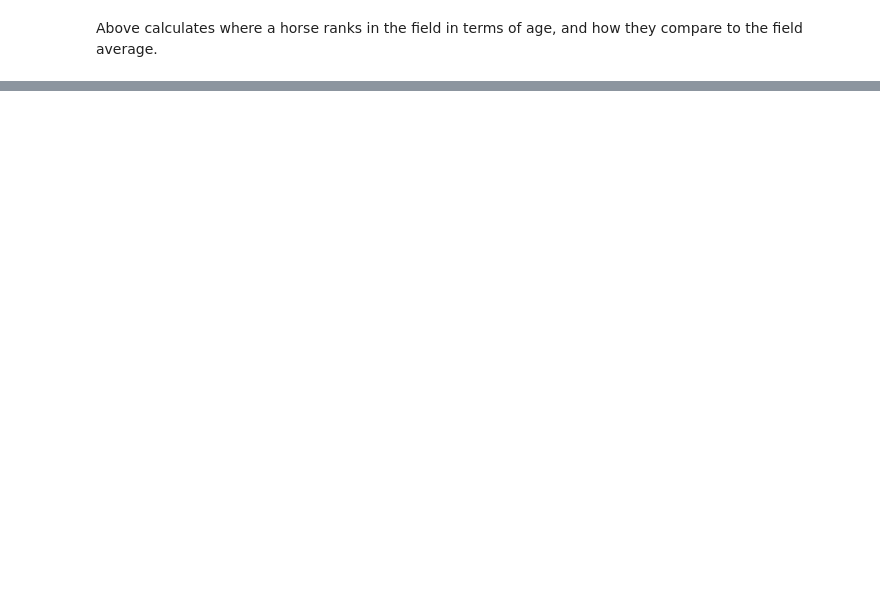
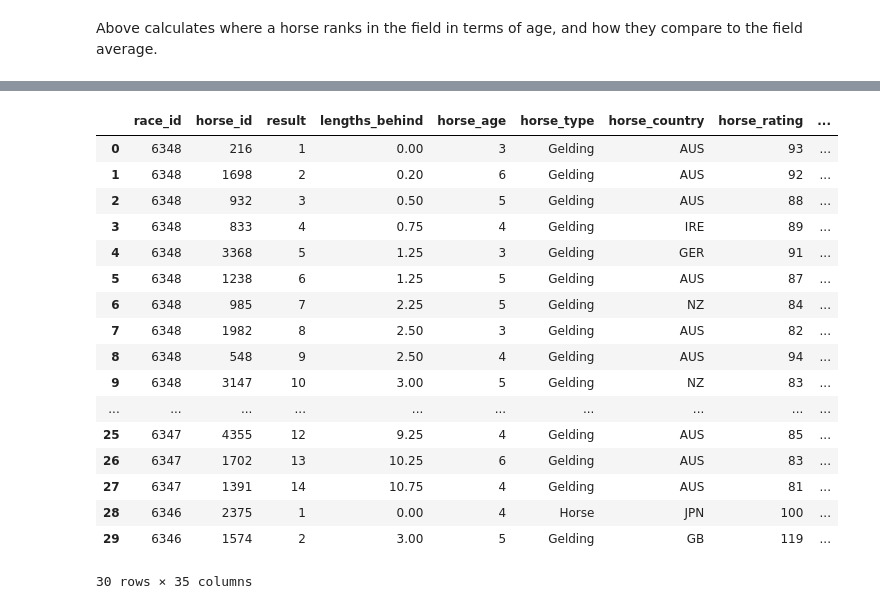
Before and after one commit to pbovard63/Predicting_Hong_Kong_Horse_Racing_Finishes, a Jupyter notebook: feature_engineering_sql.ipynb, the cells around one changed output, grey strips where cells are left out. Cells and saved outputs as stored; diff of their text form; code cells hidden in the pictures; blank space fills up the shorter version.

```diff
--- a/feature_engineering_sql.ipynb
+++ b/feature_engineering_sql.ipynb
@@ -428,0 +913,80 @@ Above calculates where a horse ranks in the field in terms of age, and how they
+# %%
+query = '''
+--Setting up the avg. stats per race sub-table:
+WITH race_stats AS (
+SELECT race_id,
+avg(horse_rating) AS avg_field_rating,
+avg(horse_age) AS avg_field_age,
+avg(declared_weight) AS avg_field_dec_wgts,
+avg(actual_weight) AS avg_field_actual_wgt
+
+FROM runs_table
+GROUP BY race_id
+)
+
+--Query for main output:
+SELECT
+--First, select all columns from the combined_table_1 view:
+co.*,
+
+--Selecting the rolling avg. metrics:
+avg(co.result) OVER (PARTITION BY co.horse_id ORDER BY co.horse_id ASC, date ASC ROWS 3 PRECEDING EXCLUDE CURRENT ROW) AS Three_Race_Rolling_Avg_Finish,
+avg(co.lengths_behind) OVER (PARTITION BY co.horse_id ORDER BY co.horse_id ASC, date ASC ROWS 3 PRECEDING EXCLUDE CURRENT ROW) AS Three_Race_Rolling_Average_Lengths,
+avg(co.finish_time) OVER (PARTITION BY co.horse_id ORDER BY co.horse_id ASC, date ASC ROWS 3 PRECEDING EXCLUDE CURRENT ROW) AS Three_Race_Rolling_Average_Time,
+avg(co.distance / co.finish_time) OVER (PARTITION BY co.horse_id ORDER BY co.horse_id ASC, date ASC ROWS 3 PRECEDING EXCLUDE CURRENT ROW) AS Three_Race_Rolling_Average_Distance_Per_time,
+
+--Selecting the horse_rating metrics relative to the field:
+rr.avg_field_rating,
+rank() OVER rating_window as field_rating_rank,
+co.horse_rating - rr.avg_field_rating AS diff_from_field_rating_avg,
+
+--Selecting the horse_age related metrics relative to the field:
+rr.avg_field_age,
+rank() OVER (PARTITION BY co.race_id ORDER BY co.horse_age DESC, co.race_id DESC) as field_age_rank,
+co.horse_age - rr.avg_field_age AS diff_from_field_age_avg,
+
+--Selecting the horse declared_weight related metrics relative to the field:
+rr.avg_field_dec_wgts,
+co.declared_weight - rr.avg_field_dec_wgts AS diff_from_field_declared_wgt_avg,
+rank() OVER (PARTITION BY co.race_id ORDER BY co.declared_weight DESC, co.race_id DESC) as field_dec_wgt_rank,
+
+--Selecting the horse actual_weight (handicap) related metrics relative to the field:
+rr.avg_field_actual_wgt,
+co.actual_weight - rr.avg_field_actual_wgt AS diff_from_field_handicap_wgt_avg,
+rank() OVER (PARTITION BY co.race_id ORDER BY co.actual_weight DESC, co.race_id DESC) as field_handicap_wgt_rank
+
+--Joining tables:
+FROM combined_table_1 as co
+LEFT JOIN race_stats as rr
+    ON co.race_id = rr.race_id
+
+--Setting window(s):
+WINDOW rating_window AS (PARTITION BY co.race_id ORDER BY co.horse_rating DESC, co.race_id DESC)
+
+--Order and Limiting:
+ORDER BY co.race_id DESC, co.result ASC
+LIMIT 30
+;
+'''
+df = pd.read_sql(query, engine)
+
+df
+# %% [output]
+|  | race_id | horse_id | result | lengths_behind | horse_age | horse_type | horse_country | horse_rating | ... |
+| 0 | 6348 | 216 | 1 | 0.00 | 3 | Gelding | AUS | 93 | ... |
+| 1 | 6348 | 1698 | 2 | 0.20 | 6 | Gelding | AUS | 92 | ... |
+| 2 | 6348 | 932 | 3 | 0.50 | 5 | Gelding | AUS | 88 | ... |
+| 3 | 6348 | 833 | 4 | 0.75 | 4 | Gelding | IRE | 89 | ... |
+| 4 | 6348 | 3368 | 5 | 1.25 | 3 | Gelding | GER | 91 | ... |
+| 5 | 6348 | 1238 | 6 | 1.25 | 5 | Gelding | AUS | 87 | ... |
+| 6 | 6348 | 985 | 7 | 2.25 | 5 | Gelding | NZ | 84 | ... |
+| 7 | 6348 | 1982 | 8 | 2.50 | 3 | Gelding | AUS | 82 | ... |
+| 8 | 6348 | 548 | 9 | 2.50 | 4 | Gelding | AUS | 94 | ... |
+| 9 | 6348 | 3147 | 10 | 3.00 | 5 | Gelding | NZ | 83 | ... |
+| ... | ... | ... | ... | ... | ... | ... | ... | ... | ... |
+| 25 | 6347 | 4355 | 12 | 9.25 | 4 | Gelding | AUS | 85 | ... |
+| 26 | 6347 | 1702 | 13 | 10.25 | 6 | Gelding | AUS | 83 | ... |
+| 27 | 6347 | 1391 | 14 | 10.75 | 4 | Gelding | AUS | 81 | ... |
+| 28 | 6346 | 2375 | 1 | 0.00 | 4 | Horse | JPN | 100 | ... |
+| 29 | 6346 | 1574 | 2 | 3.00 | 5 | Gelding | GB | 119 | ... |
+30 rows × 35 columns
```
Also changed, not shown: parts of 43 cells of this notebook.
